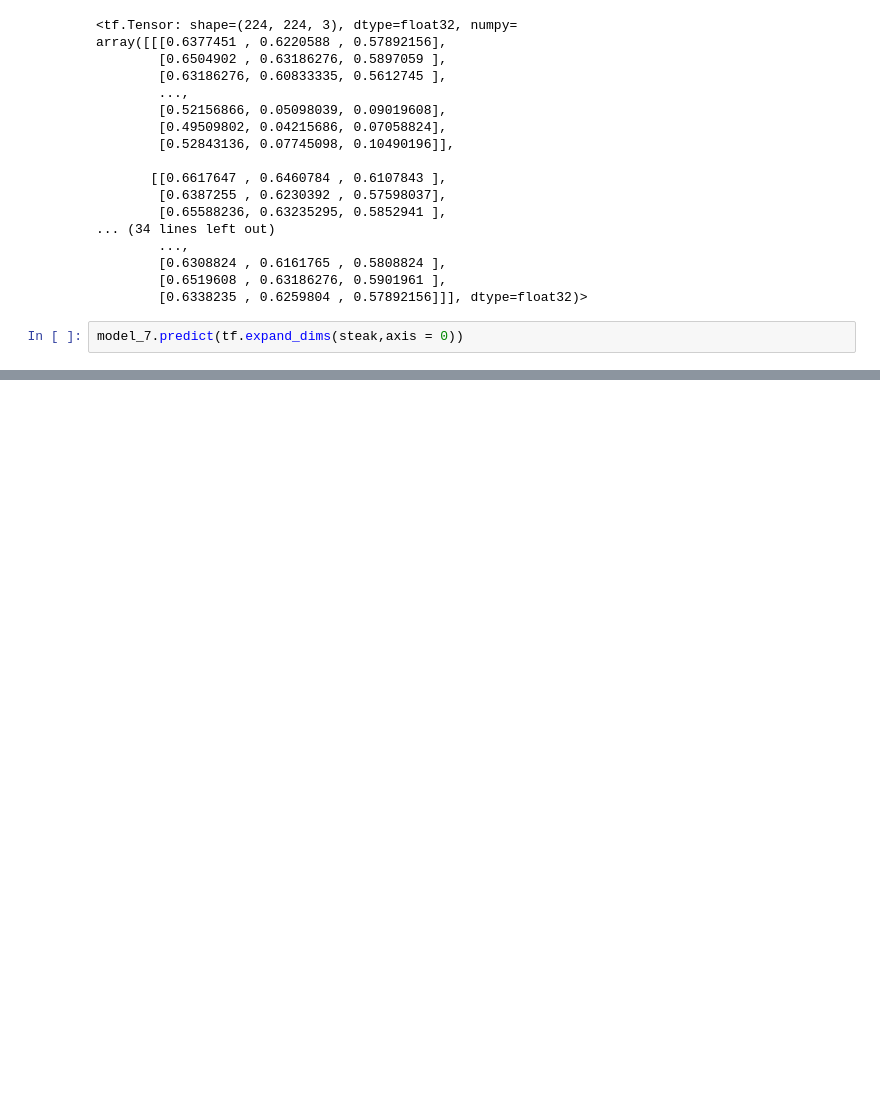
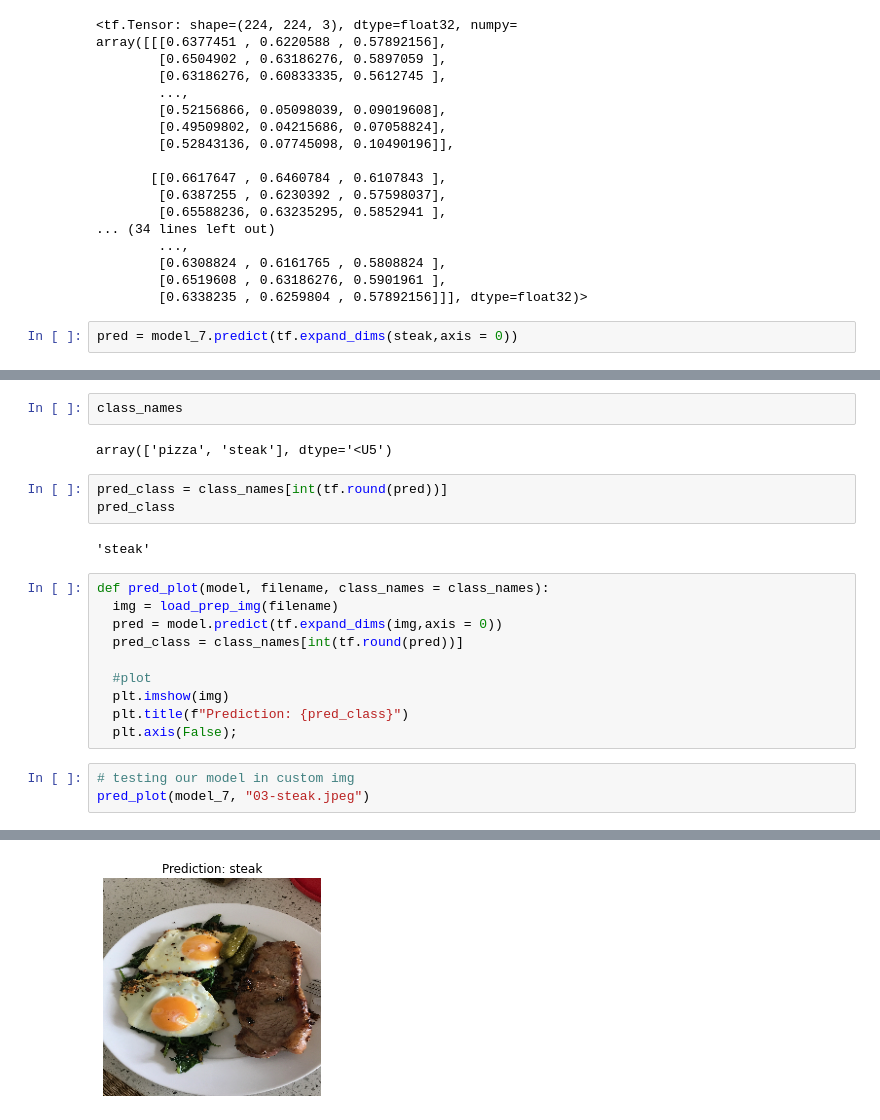
Before and after one commit to Sashank11/learn_tensorflow, a Jupyter notebook: Introduction_to_computer_vision_with_tensorflow.ipynb, the cells around one changed output, grey strips where cells are left out. Saved outputs shown, nothing was run; the diff lists cells and outputs as text; blank space fills up the shorter version.

Commit message:
testing our model in custom img

```diff
--- a/Introduction_to_computer_vision_with_tensorflow.ipynb
+++ b/Introduction_to_computer_vision_with_tensorflow.ipynb
@@ -1036,5 +1036,5 @@ array([[[0.6377451 , 0.6220588 , 0.57892156],
         [0.6519608 , 0.63186276, 0.5901961 ],
         [0.6338235 , 0.6259804 , 0.57892156]]], dtype=float32)>
 # %%
-model_7.predict(tf.expand_dims(steak,axis = 0))
+pred = model_7.predict(tf.expand_dims(steak,axis = 0))
 # %% [output]
@@ -1042,0 +1042,23 @@ array([[0.8673648]], dtype=float32)
+# %%
+class_names
+# %% [output]
+array(['pizza', 'steak'], dtype='<U5')
+# %%
+pred_class = class_names[int(tf.round(pred))]
+pred_class
+# %% [output]
+'steak'
+# %%
+def pred_plot(model, filename, class_names = class_names):
+  img = load_prep_img(filename)
+  pred = model.predict(tf.expand_dims(img,axis = 0))
+  pred_class = class_names[int(tf.round(pred))]
+
+  #plot
+  plt.imshow(img)
+  plt.title(f"Prediction: {pred_class}")
+  plt.axis(False);
+# %%
+# testing our model in custom img
+pred_plot(model_7, "03-steak.jpeg")
+# %% [output]
@@ -1042,0 +1066 @@ array([[0.8673648]], dtype=float32)
+[figure, added]
```
Also changed, not shown: parts of 2 cells of this notebook.
